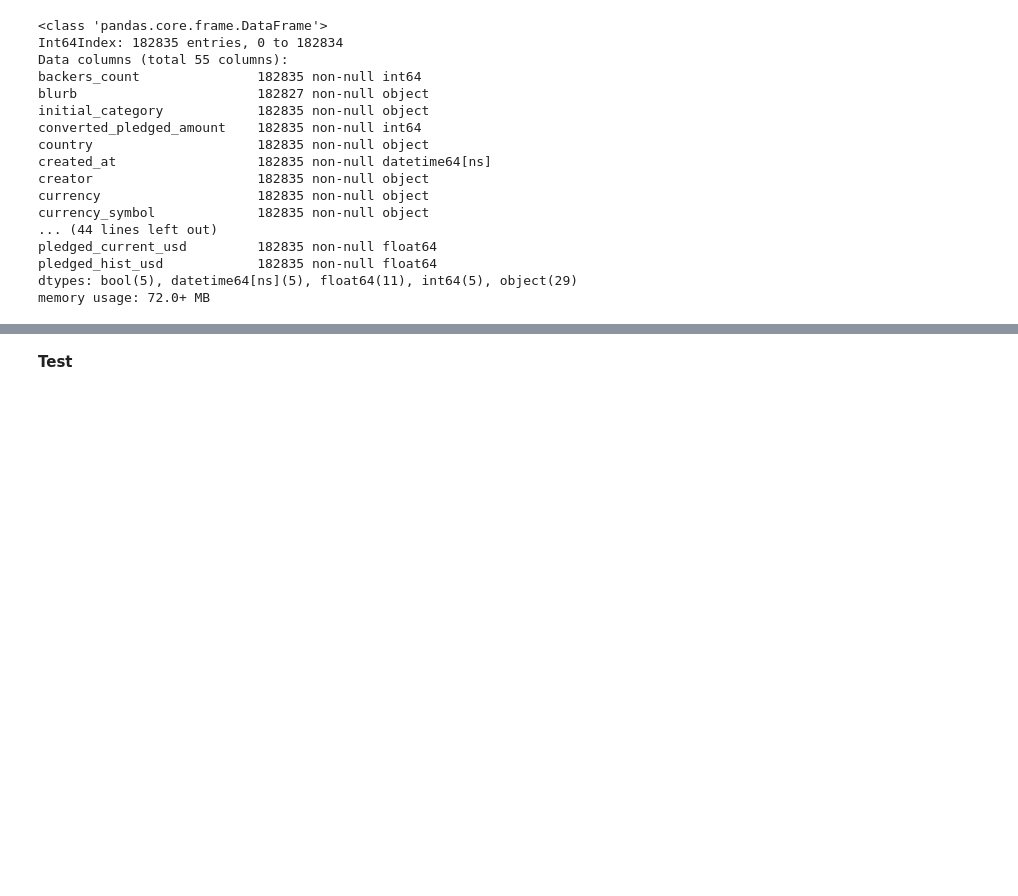
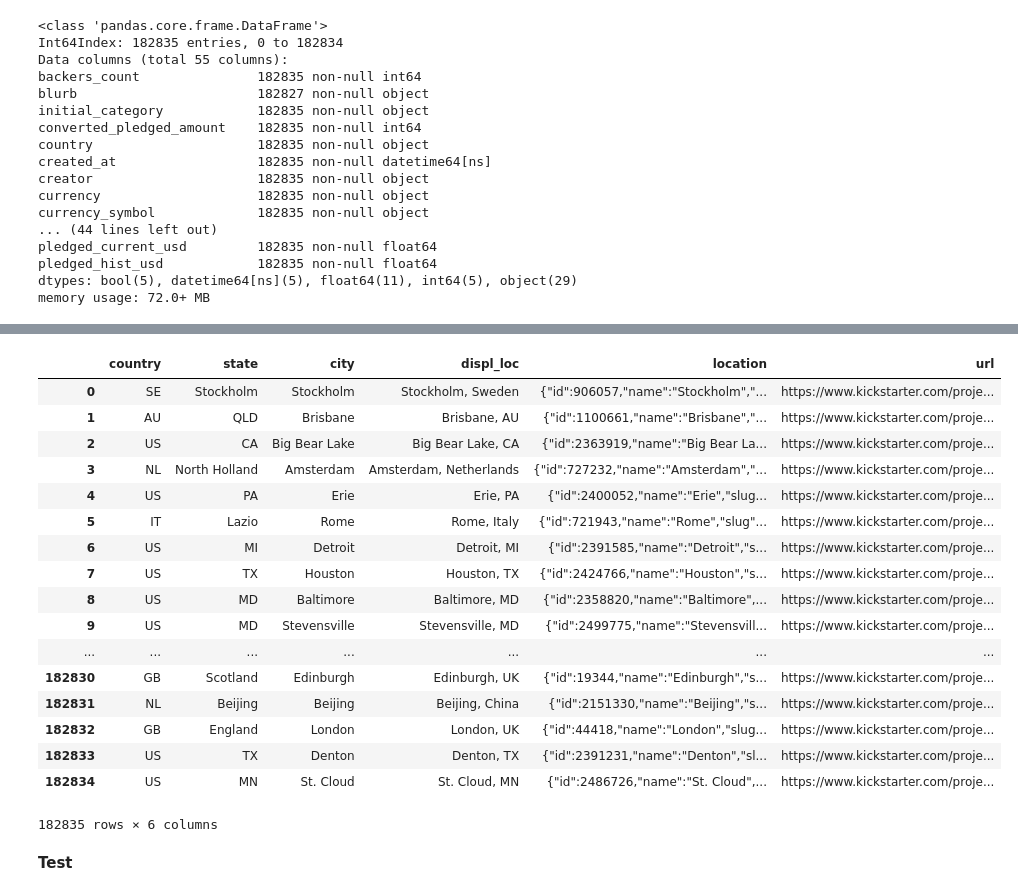
Before and after one commit to faymarie/crowdfunding-analysis, a Jupyter notebook: crowdfunding-analysis.ipynb, the cells around one changed output, grey strips where cells are left out. Cells and saved outputs as stored; diff of their text form; code cells hidden in the pictures; blank space fills up the shorter version.

```diff
--- a/crowdfunding-analysis.ipynb
+++ b/crowdfunding-analysis.ipynb
@@ -1227,3 +1252,24 @@ _** ????**_
+# %%
+kickstarter_clean[['country','state','city', 'displ_loc', 'location', 'url']]
+# %% [output]
+|  | country | state | city | displ_loc | location | url |
+| 0 | SE | Stockholm | Stockholm | Stockholm, Sweden | {"id":906057,"name":"Stockholm","... | https://www.kickstarter.com/proje... |
+| 1 | AU | QLD | Brisbane | Brisbane, AU | {"id":1100661,"name":"Brisbane","... | https://www.kickstarter.com/proje... |
+| 2 | US | CA | Big Bear Lake | Big Bear Lake, CA | {"id":2363919,"name":"Big Bear La... | https://www.kickstarter.com/proje... |
+| 3 | NL | North Holland | Amsterdam | Amsterdam, Netherlands | {"id":727232,"name":"Amsterdam","... | https://www.kickstarter.com/proje... |
+| 4 | US | PA | Erie | Erie, PA | {"id":2400052,"name":"Erie","slug... | https://www.kickstarter.com/proje... |
+| 5 | IT | Lazio | Rome | Rome, Italy | {"id":721943,"name":"Rome","slug"... | https://www.kickstarter.com/proje... |
+| 6 | US | MI | Detroit | Detroit, MI | {"id":2391585,"name":"Detroit","s... | https://www.kickstarter.com/proje... |
+| 7 | US | TX | Houston | Houston, TX | {"id":2424766,"name":"Houston","s... | https://www.kickstarter.com/proje... |
+| 8 | US | MD | Baltimore | Baltimore, MD | {"id":2358820,"name":"Baltimore",... | https://www.kickstarter.com/proje... |
+| 9 | US | MD | Stevensville | Stevensville, MD | {"id":2499775,"name":"Stevensvill... | https://www.kickstarter.com/proje... |
+| ... | ... | ... | ... | ... | ... | ... |
+| 182830 | GB | Scotland | Edinburgh | Edinburgh, UK | {"id":19344,"name":"Edinburgh","s... | https://www.kickstarter.com/proje... |
+| 182831 | NL | Beijing | Beijing | Beijing, China | {"id":2151330,"name":"Beijing","s... | https://www.kickstarter.com/proje... |
+| 182832 | GB | England | London | London, UK | {"id":44418,"name":"London","slug... | https://www.kickstarter.com/proje... |
+| 182833 | US | TX | Denton | Denton, TX | {"id":2391231,"name":"Denton","sl... | https://www.kickstarter.com/proje... |
+| 182834 | US | MN | St. Cloud | St. Cloud, MN | {"id":2486726,"name":"St. Cloud",... | https://www.kickstarter.com/proje... |
+182835 rows × 6 columns
 # %% [markdown]
 **Test**
 # %% [markdown]
```
Also changed, not shown: parts of 8 cells of this notebook.
